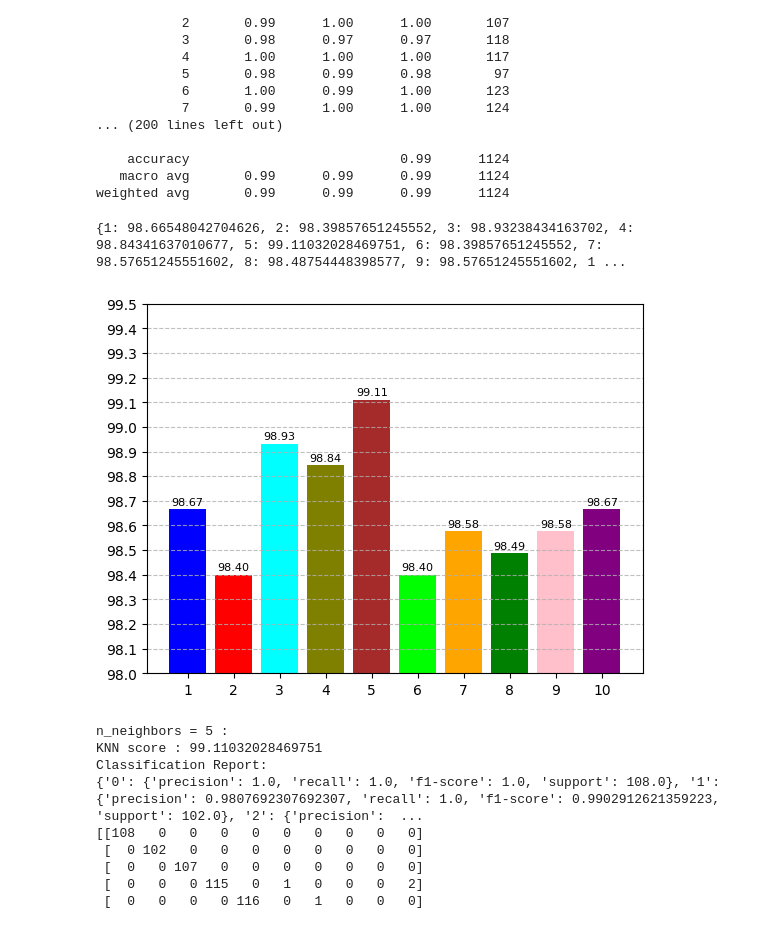
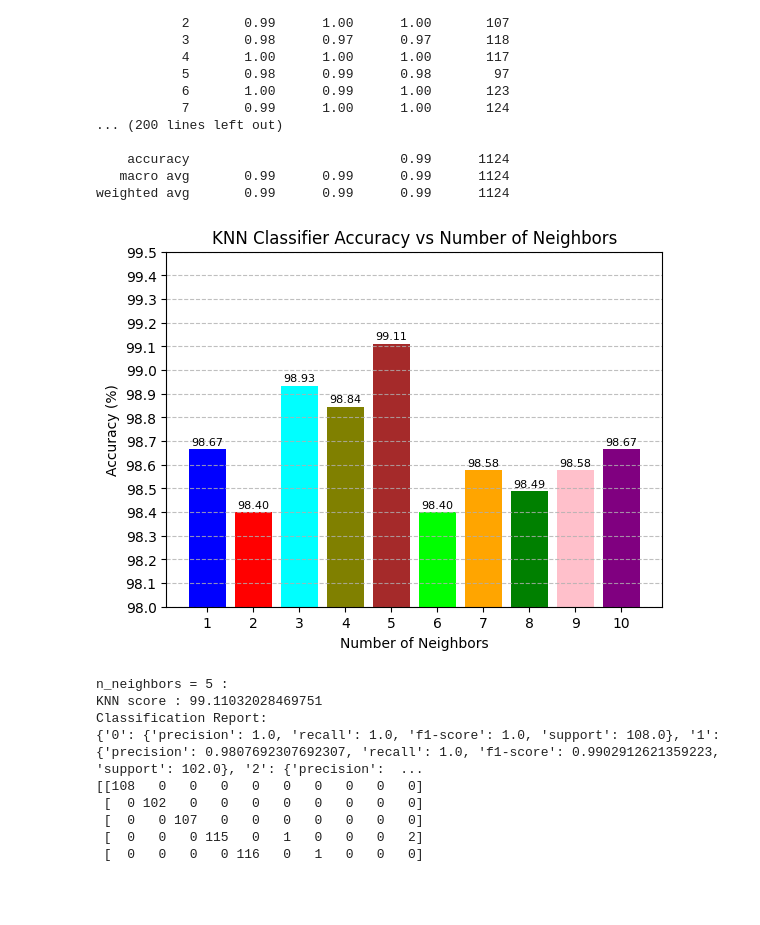
Before and after one commit to Muhammad-Abdullah-Feroz/Macine-Learning, a Jupyter notebook: OCR_Digits.ipynb, the cells around one changed output. Cells and saved outputs as stored; diff of their text form; code cells hidden in the pictures; blank space fills up the shorter version.

```diff
--- a/OCR_Digits.ipynb
+++ b/OCR_Digits.ipynb
@@ -257,18 +257,23 @@ KNN score : 98.66548042704626
    macro avg       0.99      0.99      0.99      1124
 weighted avg       0.99      0.99      0.99      1124
 # %%
-print(knn_score)
 colors = ["blue", "red", "cyan", "olive", "brown", "lime", "orange", "green", "pink", "purple"]
+
 plt.yticks(np.arange(0, 100 , 0.1))
 plt.xticks(np.arange(1, 11, 1))
 plt.ylim(98,99.5)
+
+plt.xlabel("Number of Neighbors")
+plt.ylabel("Accuracy (%)")
+plt.title("KNN Classifier Accuracy vs Number of Neighbors")
+
 plt.bar(knn_score.keys(), knn_score.values(), color=colors)
 plt.grid(axis='y', linestyle='--', alpha=0.8)
+
 for i , (label,value) in enumerate(knn_score.items()):
     plt.text(label, value+0.01, f"{value:.2f}", ha='center', va='bottom', fontsize=8)
 # %% [output]
-{1: 98.66548042704626, 2: 98.39857651245552, 3: 98.93238434163702, 4: 98.84341637010677, 5: 99.11032028469751, 6: 98.39857651245552, 7: 98.57651245551602, 8: 98.48754448398577, 9: 98.57651245551602, 1 ...
-[figure, old version]
+[figure, new version]
 # %%
 knn = KNeighborsClassifier(n_neighbors=5)
 knn.fit(X_train, Y_train)
```
Also changed, not shown: parts of 5 cells of this notebook.
